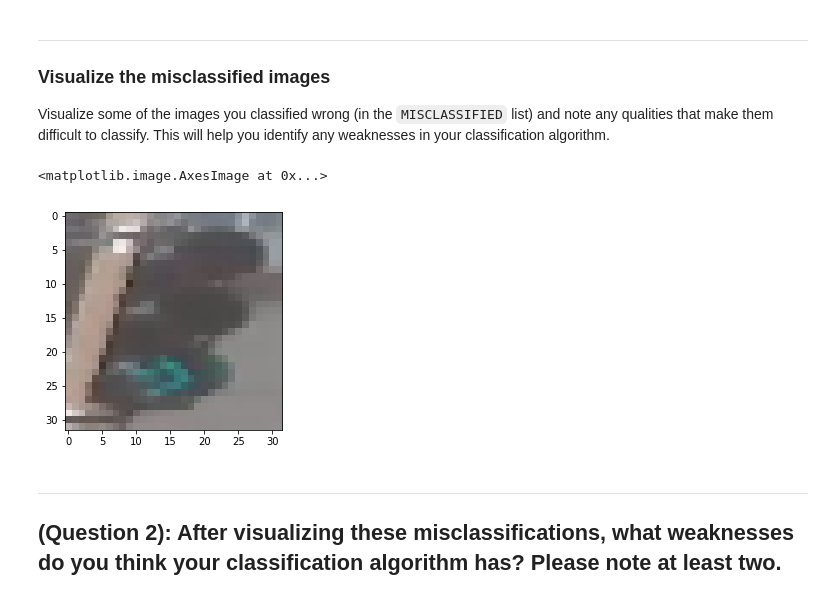
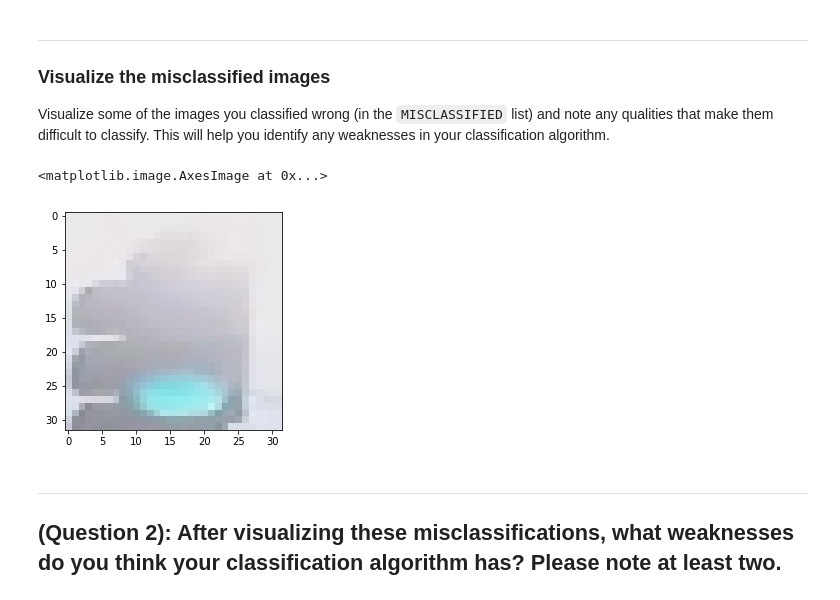
Before and after one commit to daamanmeet/Traffic-Light-Classifier-using-opencv, a Jupyter notebook: Traffic_Light_Classifier.ipynb, the cells around one changed output. Saved outputs shown, nothing was run; the diff lists cells and outputs as text; code cells hidden in the pictures.

```diff
--- a/Traffic_Light_Classifier.ipynb
+++ b/Traffic_Light_Classifier.ipynb
@@ -302,7 +302,7 @@ Below, a test image is converted from RGB to HSV colorspace and each component i
 # Convert and image to HSV colorspace
 # Visualize the individual color channels
 
-image_num = 1000
+image_num = 0
 test_im = STANDARDIZED_LIST[image_num][0]
 test_label = STANDARDIZED_LIST[image_num][1]
 
@@ -518,14 +518,14 @@ Visualize some of the images you classified wrong (in the `MISCLASSIFIED` list)
 # %%
 # Visualize misclassified example(s)
 ## TODO: Display an image in the `MISCLASSIFIED` list
 ## TODO: Print out its predicted label - to see what the image *was* incorrectly classified as
 
-num = len(MISCLASSIFIED)-8
+num = len(MISCLASSIFIED)-6
 image = MISCLASSIFIED[num][0]
 plt.imshow(image)
 # %% [output]
 <matplotlib.image.AxesImage at 0x...>
-[figure, old version]
+[figure, new version]
 # %% [markdown]
 ---
 <a id='question2'></a>
```
Also changed, not shown: parts of 1 cell of this notebook.
